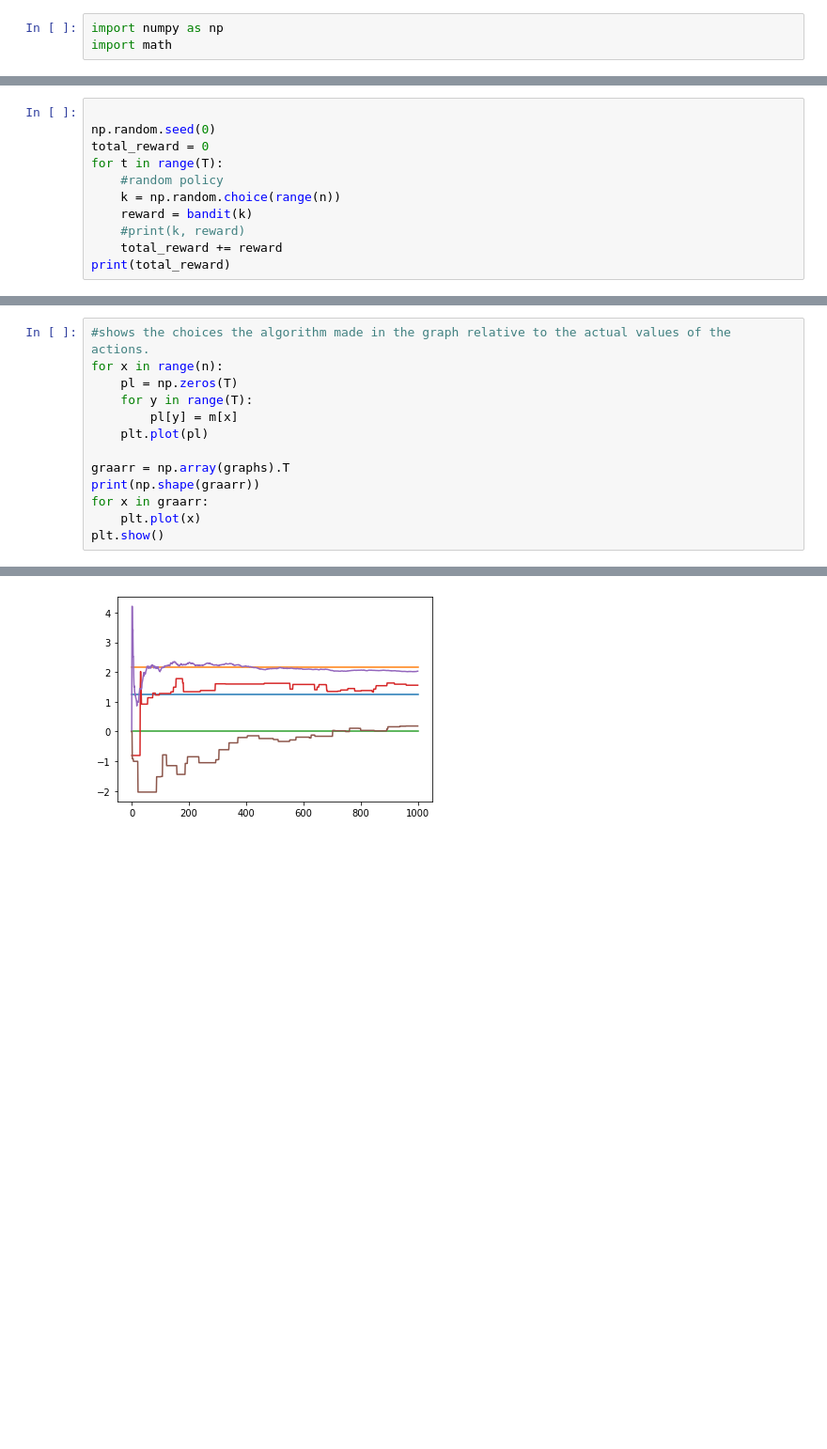
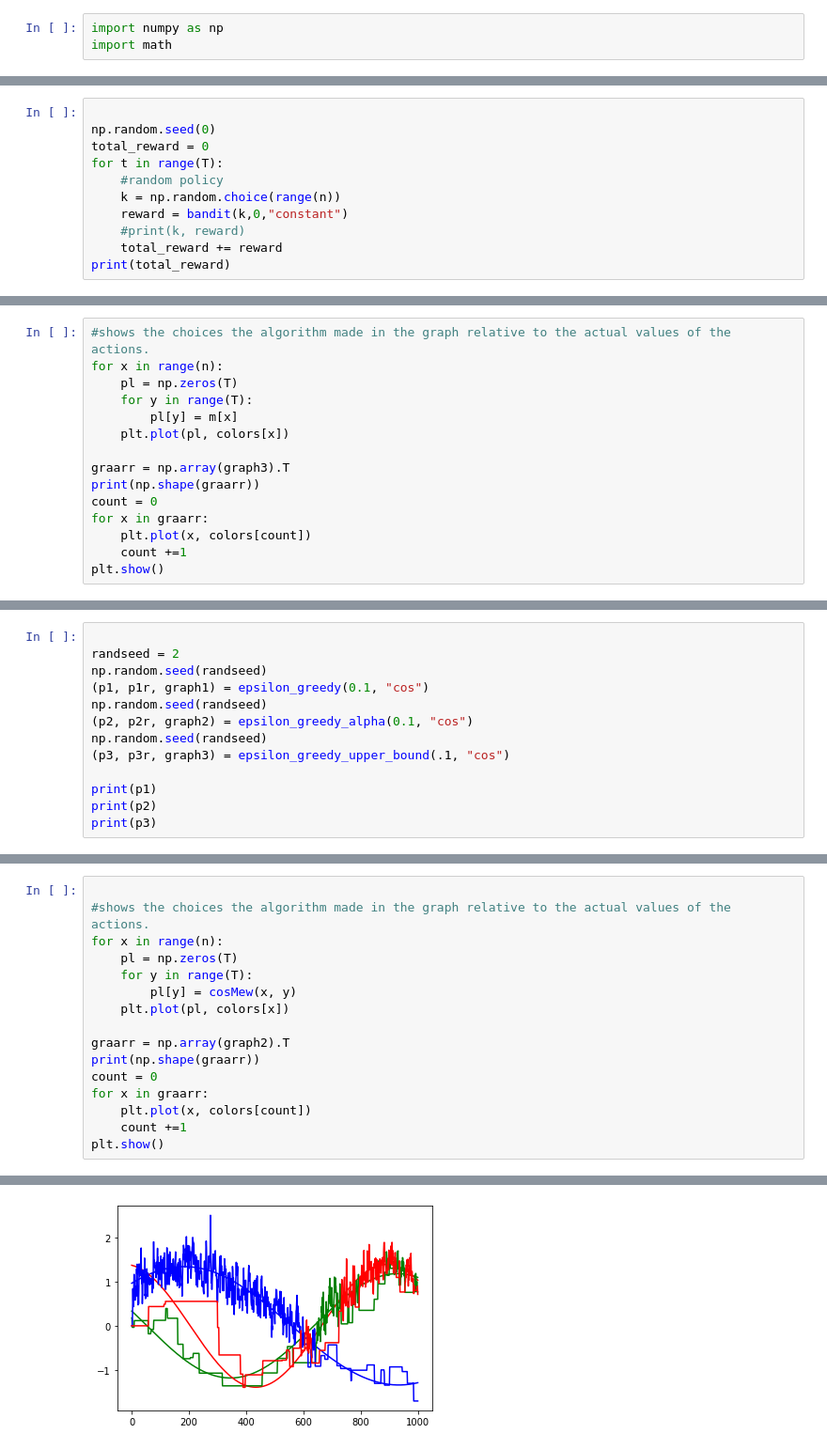
Before and after one commit to frostbite83/CSE_398-Swarm_Robotics, a Jupyter notebook: epsilon-greedy-b.ipynb, the cells around one changed output, grey strips where cells are left out. Shown at 94% size. Cells and saved outputs as stored; diff of their text form; blank space fills up the shorter version.

```diff
--- a/epsilon-greedy-b.ipynb
+++ b/epsilon-greedy-b.ipynb
@@ -20,7 +33,7 @@ total_reward = 0
 for t in range(T):
     #random policy
     k = np.random.choice(range(n))
-    reward = bandit(k)
+    reward = bandit(k,0,"constant")
     #print(k, reward)
     total_reward += reward
 print(total_reward)
@@ -128,0 +174,15 @@ print(p3)
+# %%
+#shows the choices the algorithm made in the graph relative to the actual values of the actions.
+for x in range(n):
+    pl = np.zeros(T)
+    for y in range(T):
+        pl[y] = m[x]
+    plt.plot(pl, colors[x])
+
+graarr = np.array(graph3).T
+print(np.shape(graarr))
+count = 0
+for x in graarr:
+    plt.plot(x, colors[count])
+    count +=1
+plt.show()
@@ -128,0 +194,13 @@ print(p3)
+# %%
+
+randseed = 2
+np.random.seed(randseed)
+(p1, p1r, graph1) = epsilon_greedy(0.1, "cos")
+np.random.seed(randseed)
+(p2, p2r, graph2) = epsilon_greedy_alpha(0.1, "cos")
+np.random.seed(randseed)
+(p3, p3r, graph3) = epsilon_greedy_upper_bound(.1, "cos")
+
+print(p1)
+print(p2)
+print(p3)
@@ -138,16 +220,19 @@ plt.show()
 # %%
+
 #shows the choices the algorithm made in the graph relative to the actual values of the actions.
 for x in range(n):
     pl = np.zeros(T)
     for y in range(T):
-        pl[y] = m[x]
-    plt.plot(pl)
+        pl[y] = cosMew(x, y)
+    plt.plot(pl, colors[x])
 
-graarr = np.array(graphs).T
+graarr = np.array(graph2).T
 print(np.shape(graarr))
+count = 0
 for x in graarr:
-    plt.plot(x)
+    plt.plot(x, colors[count])
+    count +=1
 plt.show()
 # %% [output]
 (3, 1000)
-[figure, old version]
+[figure, new version]
```
Also changed, not shown: parts of 16 cells of this notebook.
